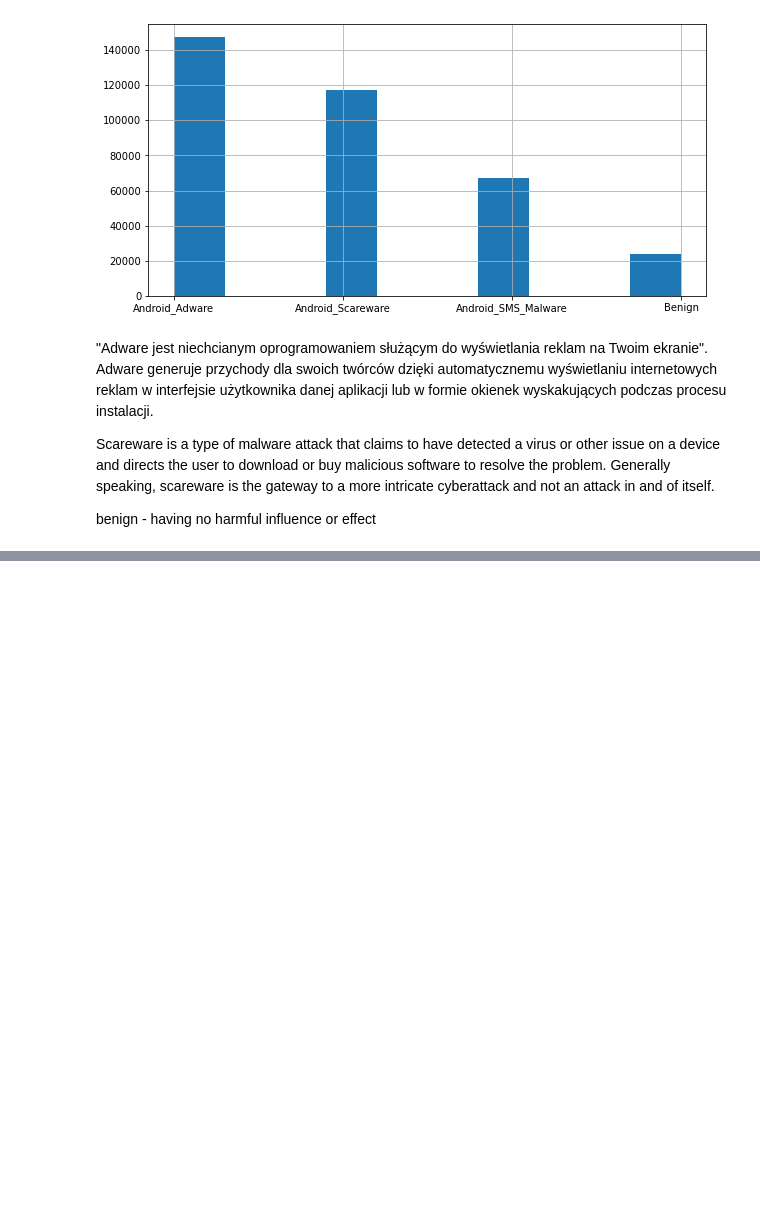
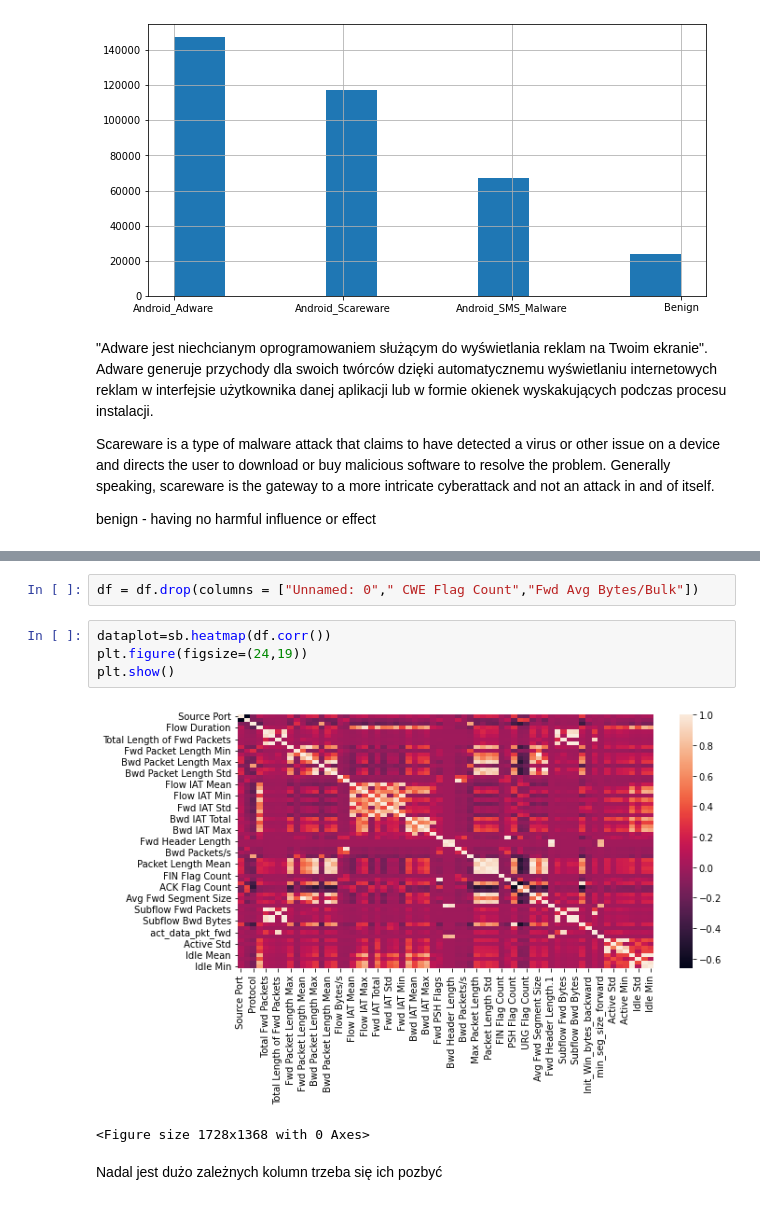
Before and after one commit to nizwant/Wstep_do_ML, a Jupyter notebook: Projekt_1/data_exploration_mateusz.ipynb, the cells around one changed output, grey strips where cells are left out. Drawn from its saved outputs; the diff is of its cells as text; blank space fills up the shorter version.

```diff
--- a/Projekt_1/data_exploration_mateusz.ipynb
+++ b/Projekt_1/data_exploration_mateusz.ipynb
@@ -121,0 +164,11 @@ benign - having no harmful influence or effect
+# %%
+df = df.drop(columns = ["Unnamed: 0"," CWE Flag Count","Fwd Avg Bytes/Bulk"])
+# %%
+dataplot=sb.heatmap(df.corr())
+plt.figure(figsize=(24,19))
+plt.show()
+# %% [output]
+[figure, added]
+<Figure size 1728x1368 with 0 Axes>
+# %% [markdown]
+Nadal jest dużo zależnych kolumn trzeba się ich pozbyć
```
Also changed, not shown: parts of 4 cells of this notebook.
